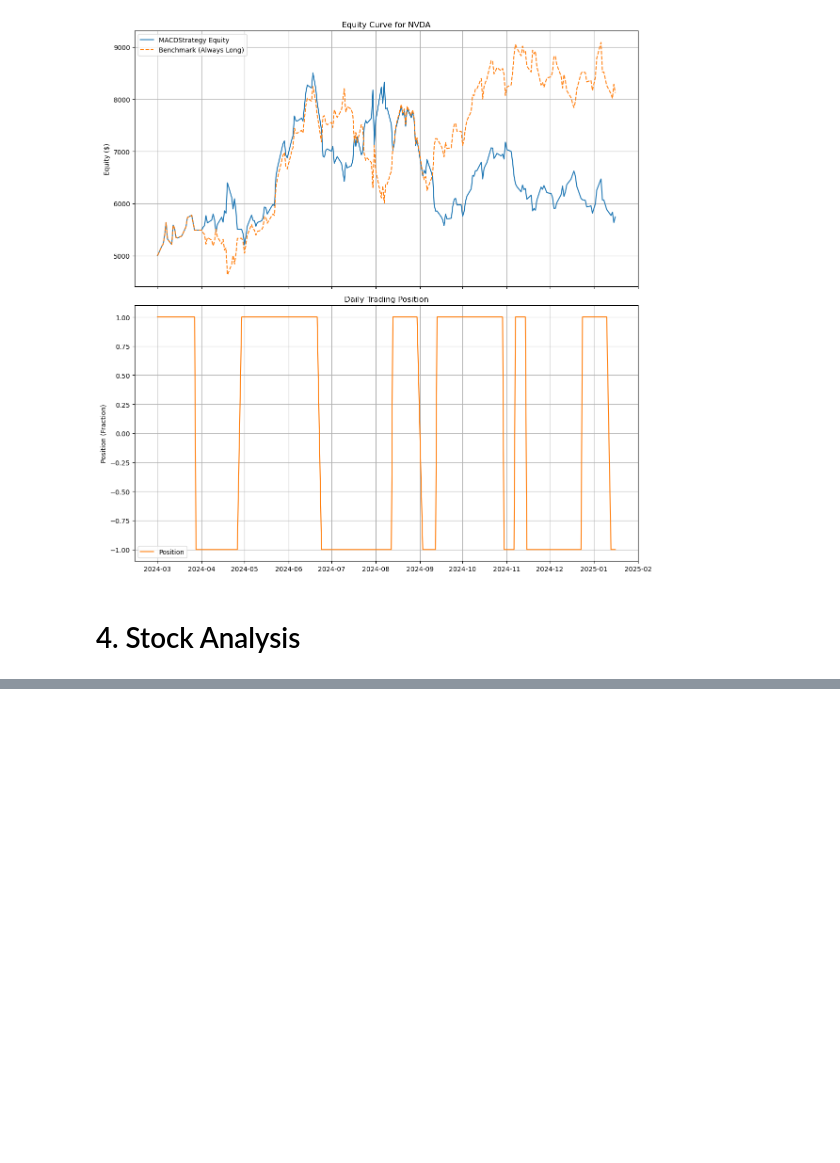
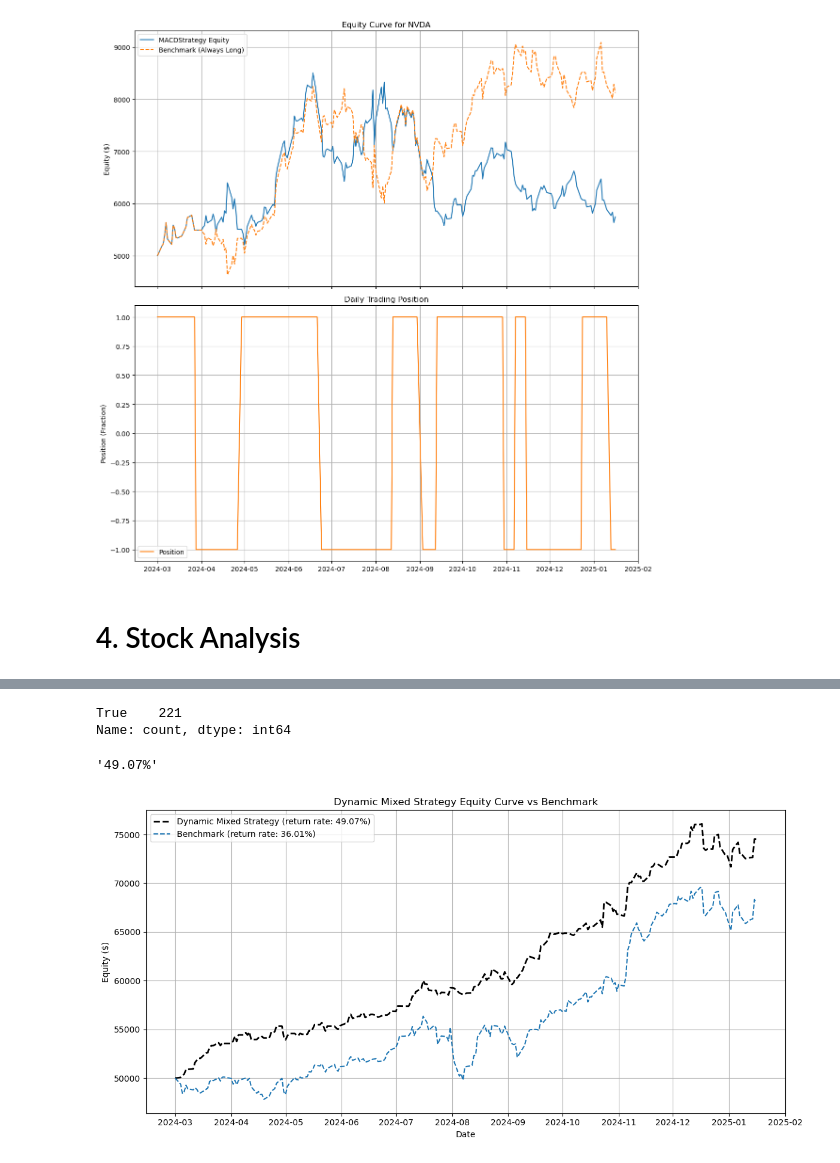
Before and after one commit to MuL1ian/QF2013A, a Jupyter notebook: visualizes.ipynb, the cells around one changed output, grey strips where cells are left out. Cells and saved outputs as stored; diff of their text form; code cells hidden in the pictures; blank space fills up the shorter version.

Commit message:
adding comparsion and portfo

```diff
--- a/visualizes.ipynb
+++ b/visualizes.ipynb
@@ -293,0 +304,8 @@ XOM final equity: 5000.00 -> Simple Return: 1.0000
+# %%
+allocation_per_stock = 5000
+trade_doc = simulate_portfolio_over_period(top10_tickers, sim_results, allocation_per_stock)
+portfolio = generate_trade_documentation_table(trade_doc, only_active=False)
+equity_cols = [f"{ticker}_Benchmark_Equity" for ticker in top10_tickers]
+portfolio["Benchmark_Equity"] = portfolio[equity_cols].sum(axis=1)
+portfolio.set_index("Date", inplace=True)
+portfolio
@@ -293,0 +327,28 @@ XOM final equity: 5000.00 -> Simple Return: 1.0000
+# %%
+(portfolio["Cash"] >= 2 * portfolio["Short"]).value_counts()
+# %% [output]
+True    221
+Name: count, dtype: int64
+# %%
+return_rate = (portfolio['Total'].iloc[-1] / 50000) - 1
+return_rate_pct = f"{return_rate * 100:.2f}%"
+return_rate_pct
+# %% [output]
+'49.07%'
+# %%
+benchmark_return_rate = (portfolio['Benchmark_Equity'].iloc[-1] / 50000) - 1
+benchmark_return_rate_pct = f"{benchmark_return_rate * 100:.2f}%"
+benchmark_return_rate_pct
+
+plt.figure(figsize=(12,6))
+plt.plot(portfolio.index, portfolio["Total"], label=f"Dynamic Mixed Strategy (return rate: {return_rate_pct})", linestyle="--", linewidth=2, color="black")
+plt.plot(portfolio.index, portfolio["Benchmark_Equity"], label=f"Benchmark (return rate: {benchmark_return_rate_pct})", linestyle="--")
+plt.title(f"Dynamic Mixed Strategy Equity Curve vs Benchmark")
+plt.xlabel("Date")
+plt.ylabel("Equity ($)")
+plt.legend()
+plt.grid(True)
+plt.tight_layout()
+plt.show()
+# %% [output]
+[figure, added]
```
Also changed, not shown: parts of 4 cells of this notebook, 4 other files.
